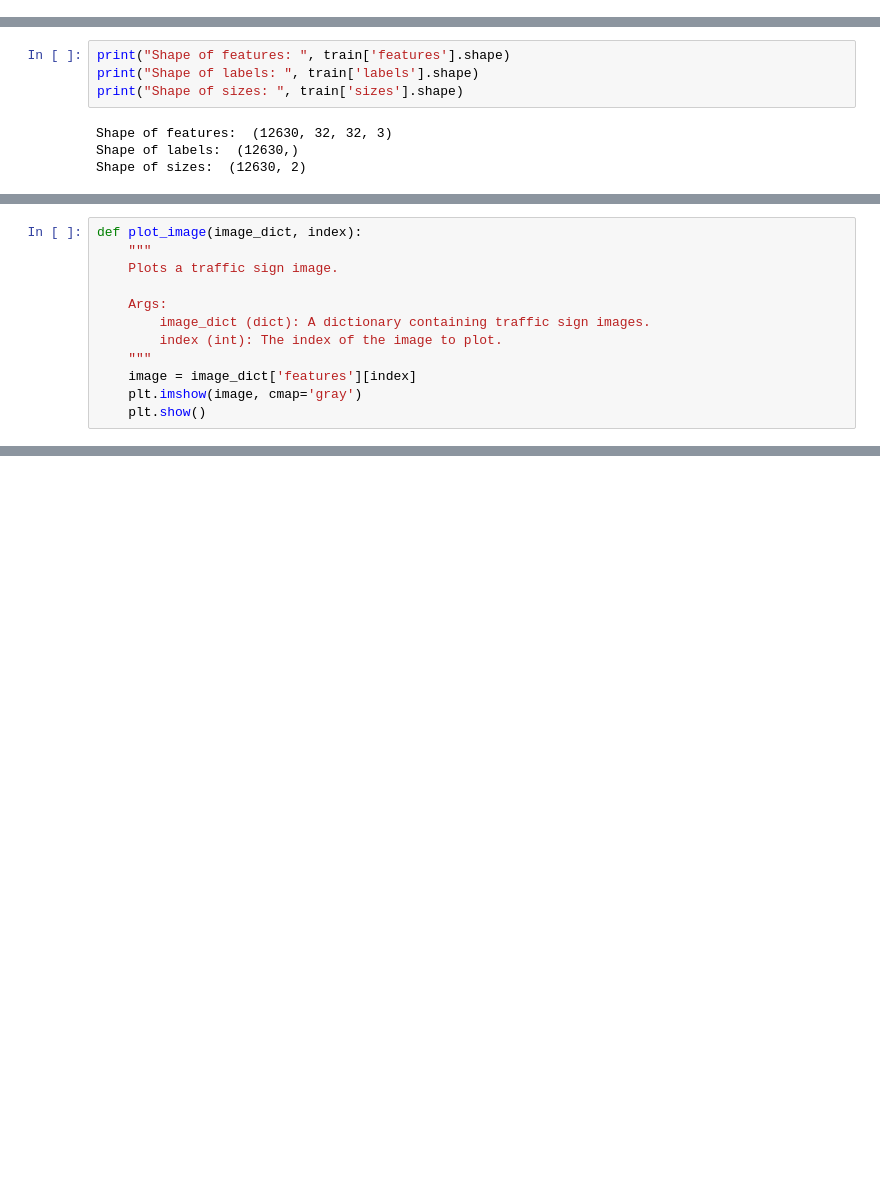
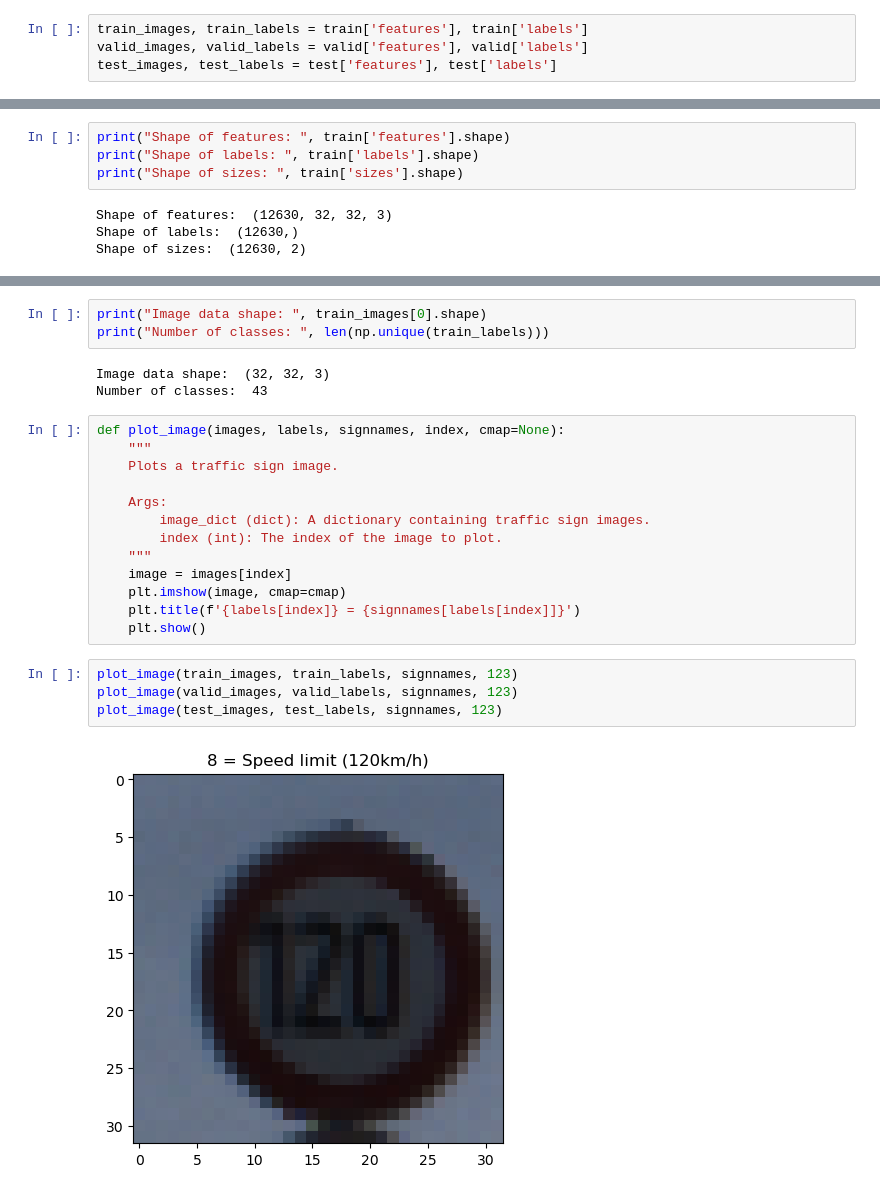
Before and after one commit to sjmfirestone/comp-4449-midterm-rtfs, a Jupyter notebook: main.ipynb, the cells around one changed output, grey strips where cells are left out. Cells and saved outputs as stored; diff of their text form; blank space fills up the shorter version.

Commit message:
added model; this commit has grayscale and local histogram equalization that will be removed

```diff
--- a/main.ipynb
+++ b/main.ipynb
@@ -147,5 +156,9 @@ Sign Name Size:  43
 print("Key Values: ", train.keys())
 # %% [output]
 Key Values:  dict_keys(['sizes', 'coords', 'features', 'labels'])
+# %%
+train_images, train_labels = train['features'], train['labels']
+valid_images, valid_labels = valid['features'], valid['labels']
+test_images, test_labels = test['features'], test['labels']
 # %% [markdown]
 The dict_keys are `coords`, `labels`, `features`, and `sizes`.
@@ -264,12 +176,0 @@ def grayscale_images(image_dict):
-# %%
-def plot_image(image_dict, index):
-    """
-    Plots a traffic sign image.
-
-    Args:
-        image_dict (dict): A dictionary containing traffic sign images.
-        index (int): The index of the image to plot.
-    """
-    image = image_dict['features'][index]
-    plt.imshow(image, cmap='gray')
-    plt.show()
@@ -297,0 +185,25 @@ Normalized grayscale image
+# %%
+print("Image data shape: ", train_images[0].shape)
+print("Number of classes: ", len(np.unique(train_labels)))
+# %% [output]
+Image data shape:  (32, 32, 3)
+Number of classes:  43
+# %%
+def plot_image(images, labels, signnames, index, cmap=None):
+    """
+    Plots a traffic sign image.
+
+    Args:
+        image_dict (dict): A dictionary containing traffic sign images.
+        index (int): The index of the image to plot.
+    """
+    image = images[index]
+    plt.imshow(image, cmap=cmap)
+    plt.title(f'{labels[index]} = {signnames[labels[index]]}')
+    plt.show()
+# %%
+plot_image(train_images, train_labels, signnames, 123)
+plot_image(valid_images, valid_labels, signnames, 123)
+plot_image(test_images, test_labels, signnames, 123)
+# %% [output]
+[figure, added]
```
Also changed, not shown: parts of 62 cells of this notebook.
